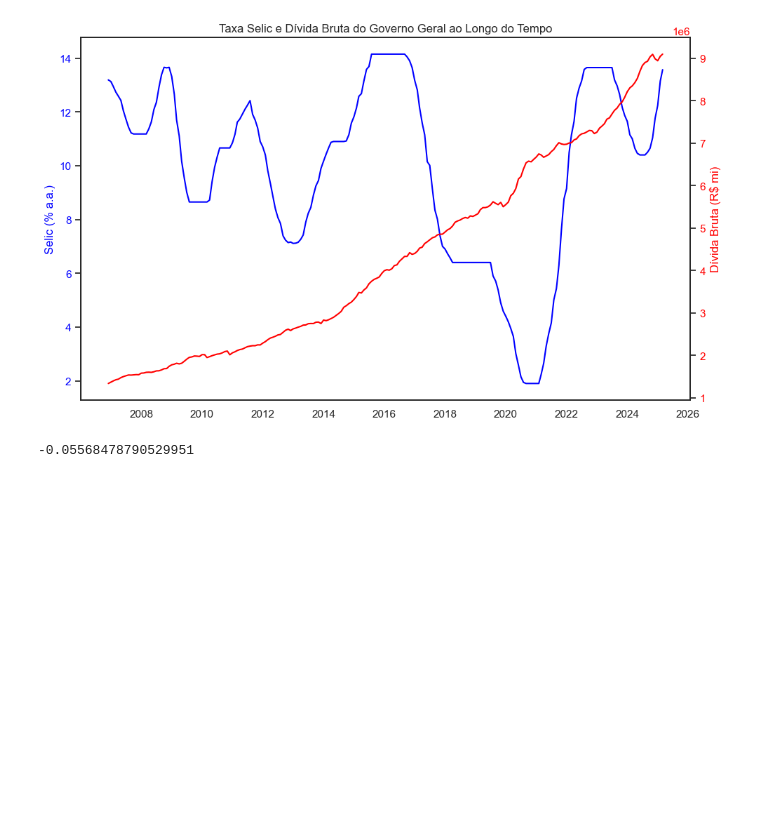
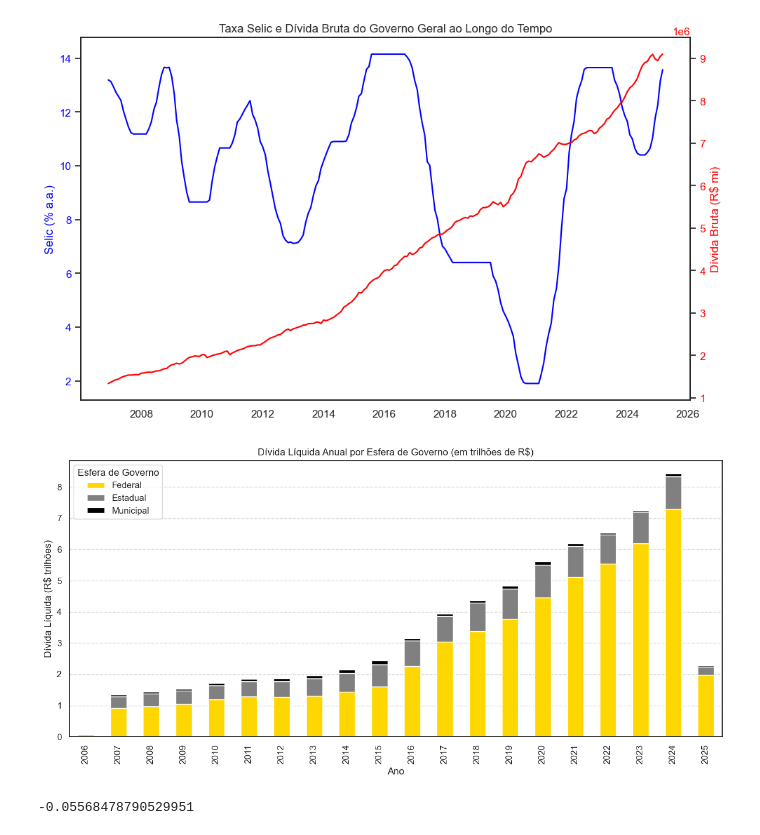
Before and after one commit to rodrigogrinfeld1/Projeto-DEV---Grupo-1, a Jupyter notebook: Código.ipynb, the cells around one changed output. Saved outputs shown, nothing was run; the diff lists cells and outputs as text; code cells hidden in the pictures; blank space fills up the shorter version.

```diff
--- a/Código.ipynb
+++ b/Código.ipynb
@@ -70,6 +70,50 @@ fig.tight_layout()
 plt.show()
 # %% [output]
 [figure]
+# %%
+import pandas as pd
+import matplotlib.pyplot as plt
+
+# Converter a coluna 'Data' para datetime
+dados["Data"] = pd.to_datetime(dados["Data"], format="%m/%Y")
+dados["Ano"] = dados["Data"].dt.year
+
+# Converter dívidas para float e transformar em trilhões (dividido por 1.000.000)
+dados["Federal"] = dados["4469 - Dívida Líquida do Setor Público - Saldos em R$ milhões - Total - Governo Federal - R$ (milhões)"]\
+    .str.replace(".", "", regex=False).str.replace(",", ".", regex=False).astype(float) / 10_000_000
+
+dados["Estadual"] = dados["4472 - Dívida Líquida do Setor Público - Saldos em R$ milhões - Total - Governos estaduais - R$ (milhões)"]\
+    .str.replace(".", "", regex=False).str.replace(",", ".", regex=False).astype(float) / 10_000_000
+
+dados["Municipal"] = dados["4473 - Dívida Líquida do Setor Público - Saldos em R$ milhões - Total - Governos municipais - R$ (milhões)"]\
+    .str.replace(".", "", regex=False).str.replace(",", ".", regex=False).astype(float) / 10_000_000
+
+# Agrupar por ano e somar as dívidas
+dividas_anuais = dados.groupby("Ano")[["Federal", "Estadual", "Municipal"]].sum()
+
+# Reordenar colunas para coincidir com as cores desejadas
+dividas_anuais = dividas_anuais[["Federal", "Estadual", "Municipal"]]
+
+# Cores: Federal (amarelo), Estadual (cinza), Municipal (preto)
+colors = ["gold", "gray", "black"]
+
+# Plotar gráfico
+dividas_anuais.plot(
+    kind="bar",
+    stacked=True,
+    figsize=(12, 6),
+    color=colors
+)
+
+plt.title("Dívida Líquida Anual por Esfera de Governo (em trilhões de R$)")
+plt.xlabel("Ano")
+plt.ylabel("Dívida Líquida (R$ trilhões)")
+plt.legend(["Federal", "Estadual", "Municipal"], title="Esfera de Governo")
+plt.tight_layout()
+plt.grid(axis='y', linestyle='--', alpha=0.7)
+plt.show()
+# %% [output]
+[figure, added]
 # %%
 #relação entre o crescimento da dívida do governo e as variações da selic
 import pandas as pd
```
Also changed, not shown: parts of 7 cells of this notebook, 1 other file.
